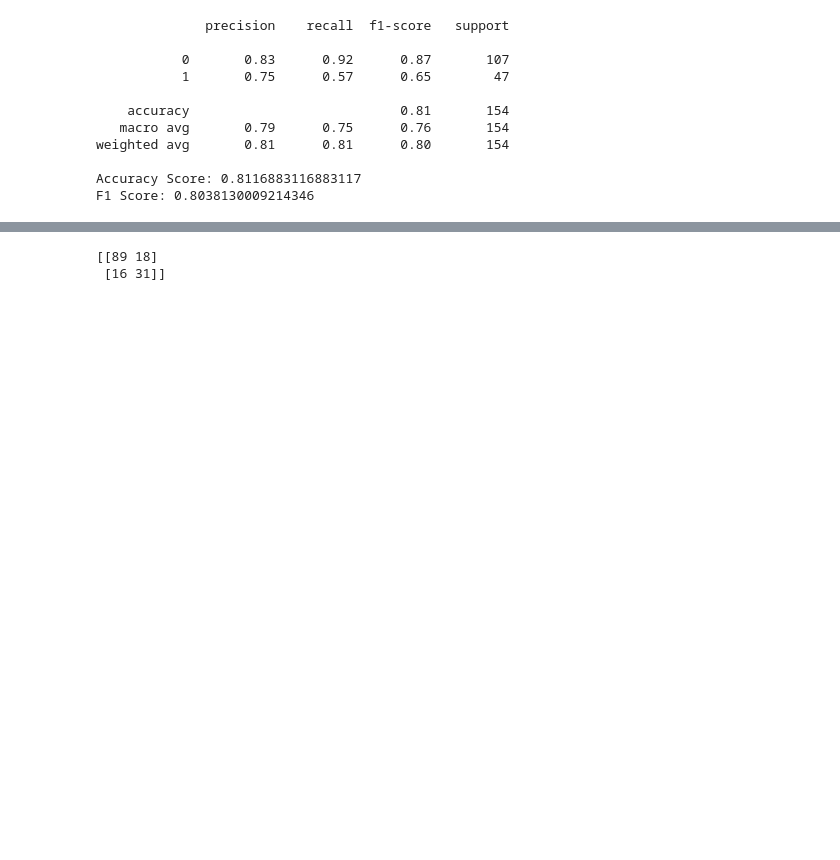
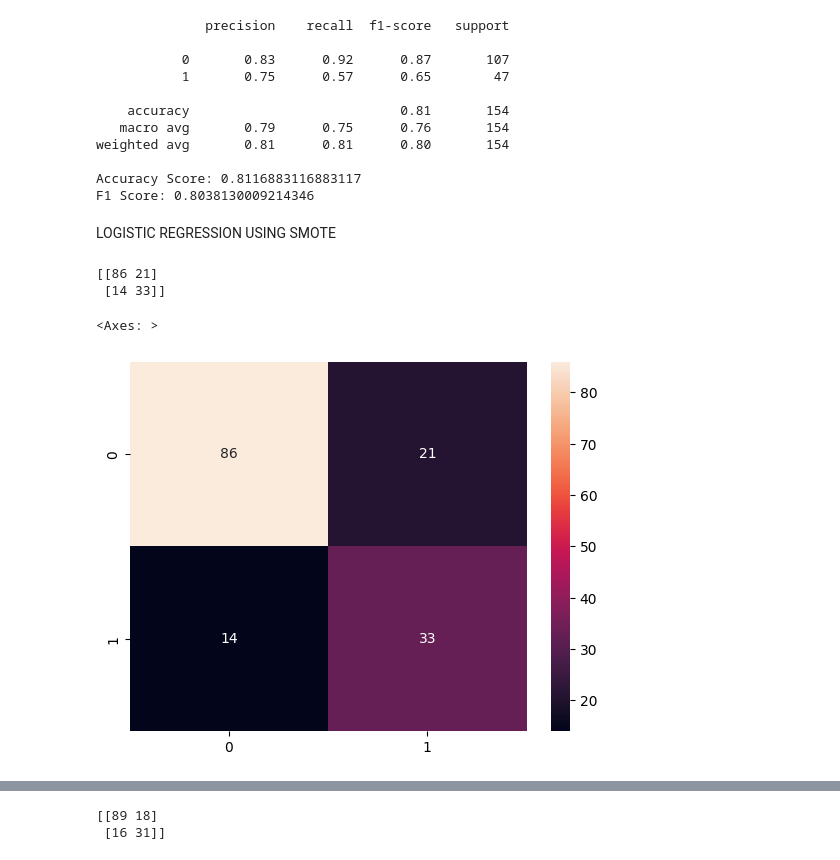
Before and after one commit to ivan-block/Exercise, a Jupyter notebook: diabetes.ipynb, the cells around one changed output, grey strips where cells are left out. Cells and saved outputs as stored; diff of their text form; code cells hidden in the pictures; blank space fills up the shorter version.

```diff
--- a/diabetes.ipynb
+++ b/diabetes.ipynb
@@ -251,3 +267,20 @@ weighted avg       0.81      0.81      0.80       154
 
 Accuracy Score: 0.8116883116883117
 F1 Score: 0.8038130009214346
+# %% [markdown]
+LOGISTIC REGRESSION USING SMOTE
+# %%
+lr_sm = LogisticRegression(max_iter=1000)
+lr_sm.fit(X_train_sm, y_train_sm)
+
+ylrsmpredict = lr_sm.predict(X_test)
+
+cm_lr = confusion_matrix(y_test, ylrsmpredict)
+print(cm_lr)
+
+sns.heatmap(cm_lr, annot=True)
+# %% [output]
+[[86 21]
+ [14 33]]
+<Axes: >
+[figure, added]
```
Also changed, not shown: parts of 35 cells of this notebook.
